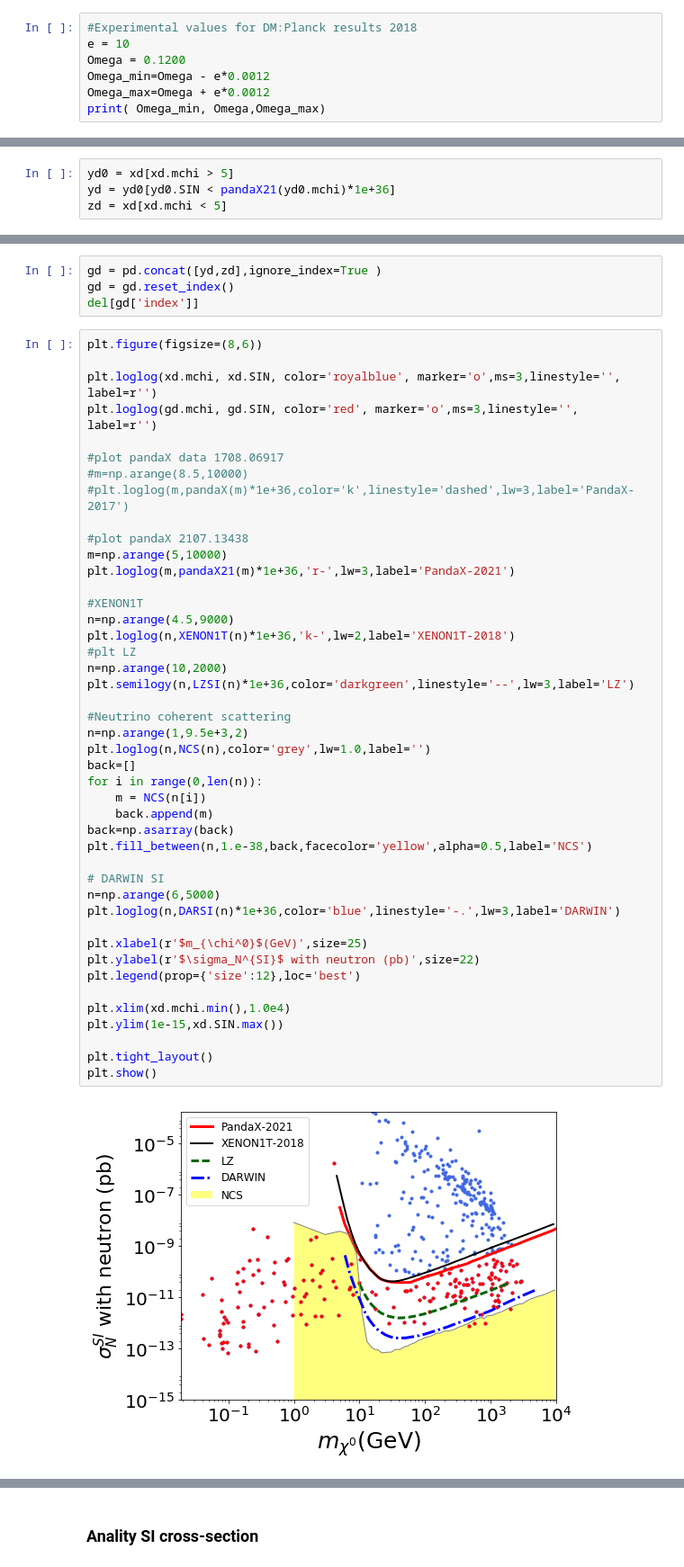
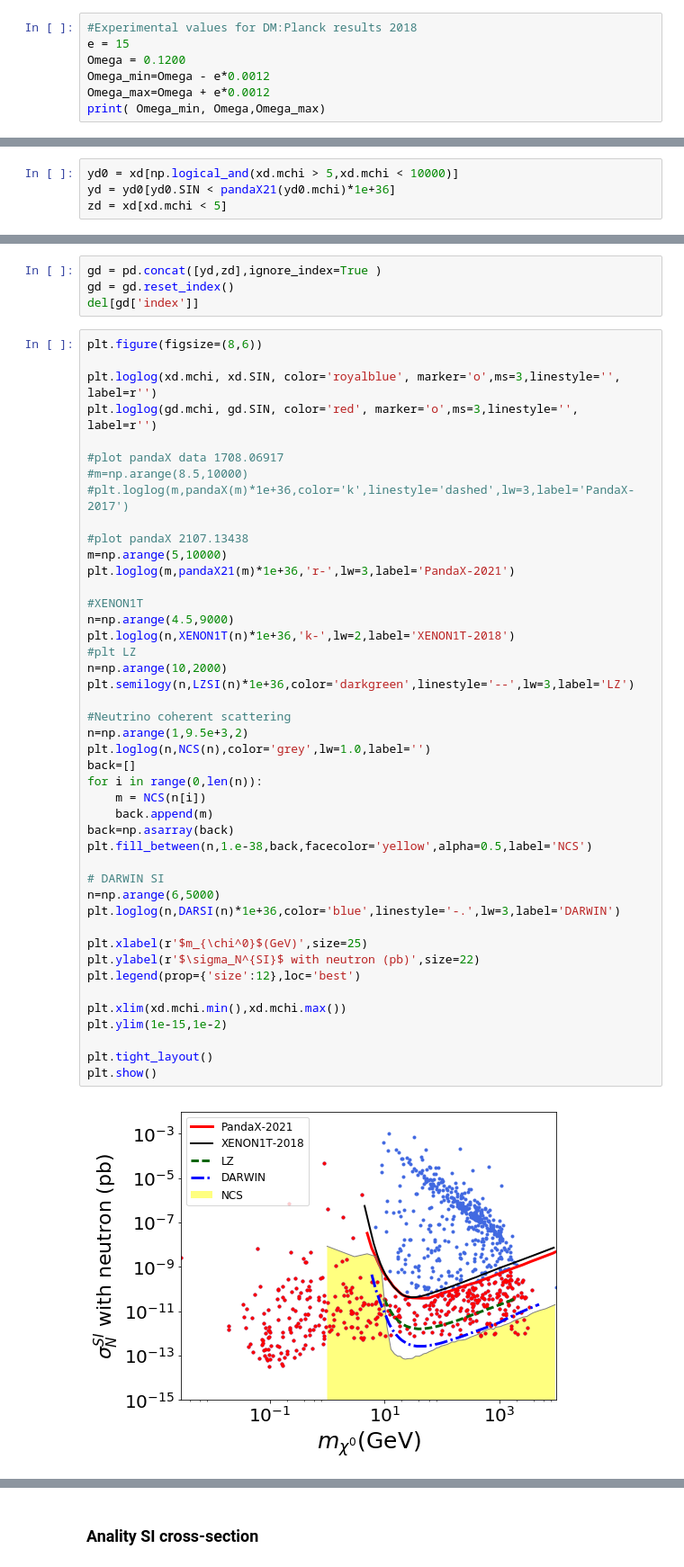
Before and after one commit to anferivera/DarkBariogenesis, a Jupyter notebook: U1B_model-random-scan-DM.ipynb, the cells around one changed output, grey strips where cells are left out. Shown at 90% size. Drawn from its saved outputs; the diff is of its cells as text.

```diff
--- a/U1B_model-random-scan-DM.ipynb
+++ b/U1B_model-random-scan-DM.ipynb
@@ -38,7 +38,7 @@ xd.shape
 Planck results 2018
 # %%
 #Experimental values for DM:Planck results 2018
-e = 10
+e = 15
 Omega = 0.1200
 Omega_min=Omega - e*0.0012
 Omega_max=Omega + e*0.0012
@@ -256,5 +268,5 @@ plt.savefig('plots/SI.pdf')
 # %%
-yd0 = xd[xd.mchi > 5]
+yd0 = xd[np.logical_and(xd.mchi > 5,xd.mchi < 10000)]
 yd = yd0[yd0.SIN < pandaX21(yd0.mchi)*1e+36]
 zd = xd[xd.mchi < 5]
 # %% [markdown]
@@ -279,33 +291,33 @@ plt.loglog(m,pandaX21(m)*1e+36,'r-',lw=3,label='PandaX-2021')
 
 #XENON1T
 n=np.arange(4.5,9000)
 plt.loglog(n,XENON1T(n)*1e+36,'k-',lw=2,label='XENON1T-2018')
 #plt LZ
 n=np.arange(10,2000)
 plt.semilogy(n,LZSI(n)*1e+36,color='darkgreen',linestyle='--',lw=3,label='LZ')
 
 #Neutrino coherent scattering
 n=np.arange(1,9.5e+3,2)
 plt.loglog(n,NCS(n),color='grey',lw=1.0,label='')
 back=[]
 for i in range(0,len(n)):
     m = NCS(n[i])
     back.append(m)
 back=np.asarray(back)
 plt.fill_between(n,1.e-38,back,facecolor='yellow',alpha=0.5,label='NCS')
 
 # DARWIN SI
 n=np.arange(6,5000)
 plt.loglog(n,DARSI(n)*1e+36,color='blue',linestyle='-.',lw=3,label='DARWIN')
 
 plt.xlabel(r'$m_{\chi^0}$(GeV)',size=25)
 plt.ylabel(r'$\sigma_N^{SI}$ with neutron (pb)',size=22)
 plt.legend(prop={'size':12},loc='best')
 
-plt.xlim(xd.mchi.min(),1.0e4)
-plt.ylim(1e-15,xd.SIN.max())
+plt.xlim(xd.mchi.min(),xd.mchi.max())
+plt.ylim(1e-15,1e-2)
 
 plt.tight_layout()
 plt.show()
 # %% [output]
-[figure, old version]
+[figure, new version]
```
Also changed, not shown: parts of 34 cells of this notebook, 4 other files.
